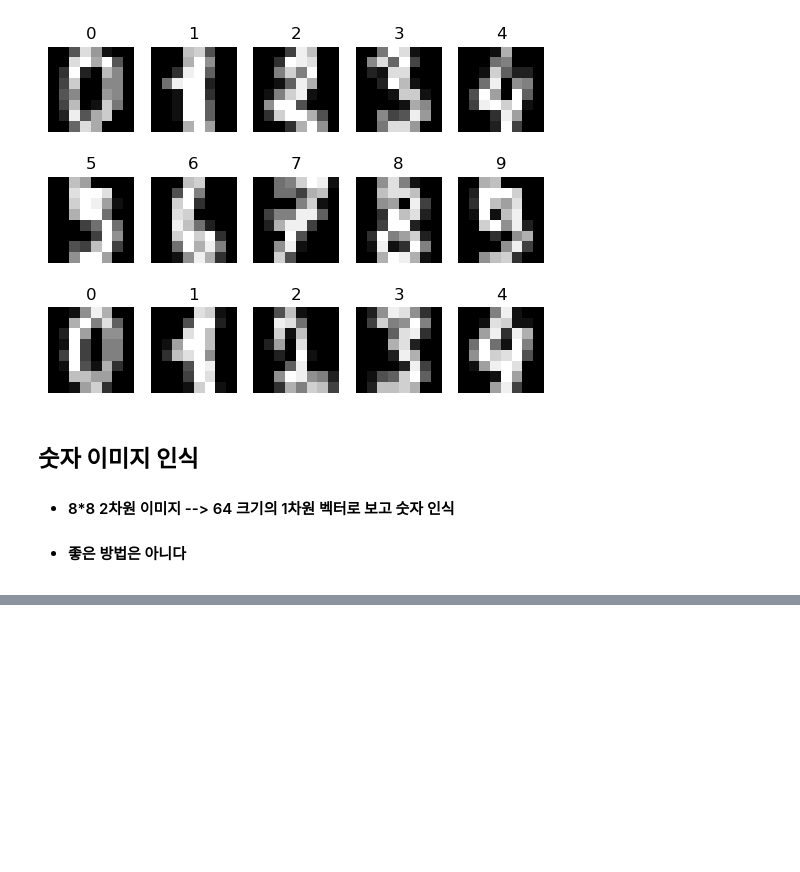
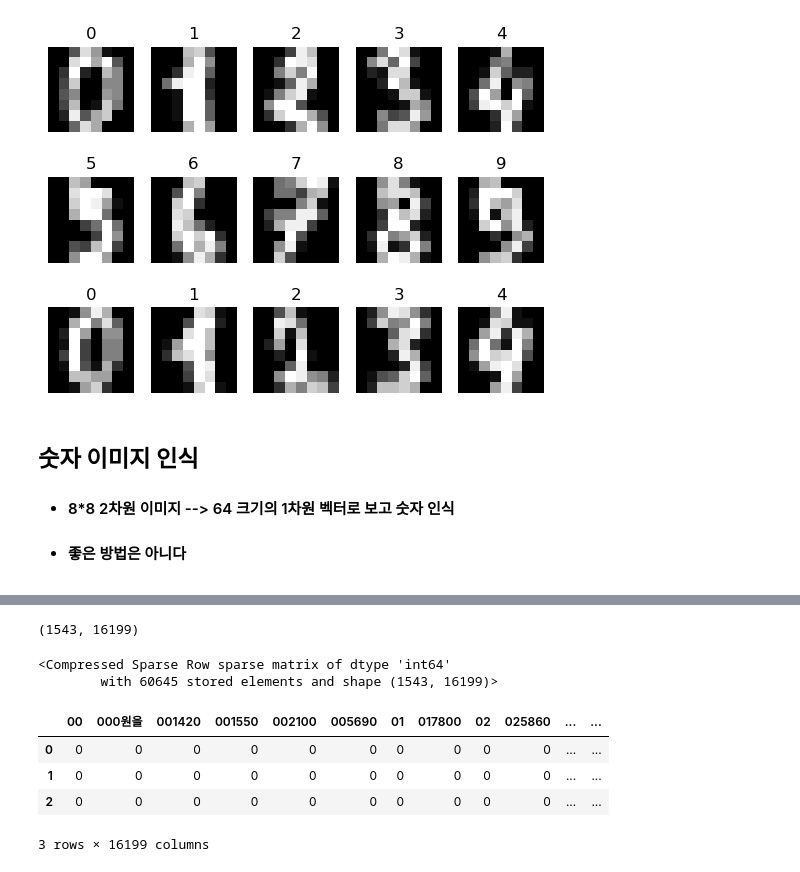
Before and after one commit to hanjaek/Data_Analysis, a Jupyter notebook: M3/Text_Mining.ipynb, the cells around one changed output, grey strips where cells are left out. Cells and saved outputs as stored; diff of their text form; code cells hidden in the pictures; blank space fills up the shorter version.

```diff
--- a/M3/Text_Mining.ipynb
+++ b/M3/Text_Mining.ipynb
@@ -194,0 +314,18 @@ from sklearn.metrics import accuracy_score
+# %%
+dtm.shape
+# %% [output]
+(1543, 16199)
+# %%
+dtm #Column의 수 : 16,199개 임을 알 수 있다
+# %% [output]
+<Compressed Sparse Row sparse matrix of dtype 'int64'
+        with 60645 stored elements and shape (1543, 16199)>
+# %%
+df = pd.DataFrame(dtm.toarray(), columns = cv.get_feature_names_out())
+df[:3]
+# %% [output]
+|  | 00 | 000원을 | 001420 | 001550 | 002100 | 005690 | 01 | 017800 | 02 | 025860 | ... | ... |
+| 0 | 0 | 0 | 0 | 0 | 0 | 0 | 0 | 0 | 0 | 0 | ... | ... |
+| 1 | 0 | 0 | 0 | 0 | 0 | 0 | 0 | 0 | 0 | 0 | ... | ... |
+| 2 | 0 | 0 | 0 | 0 | 0 | 0 | 0 | 0 | 0 | 0 | ... | ... |
+3 rows × 16199 columns
```
Also changed, not shown: parts of 33 cells of this notebook, 1 other file.
